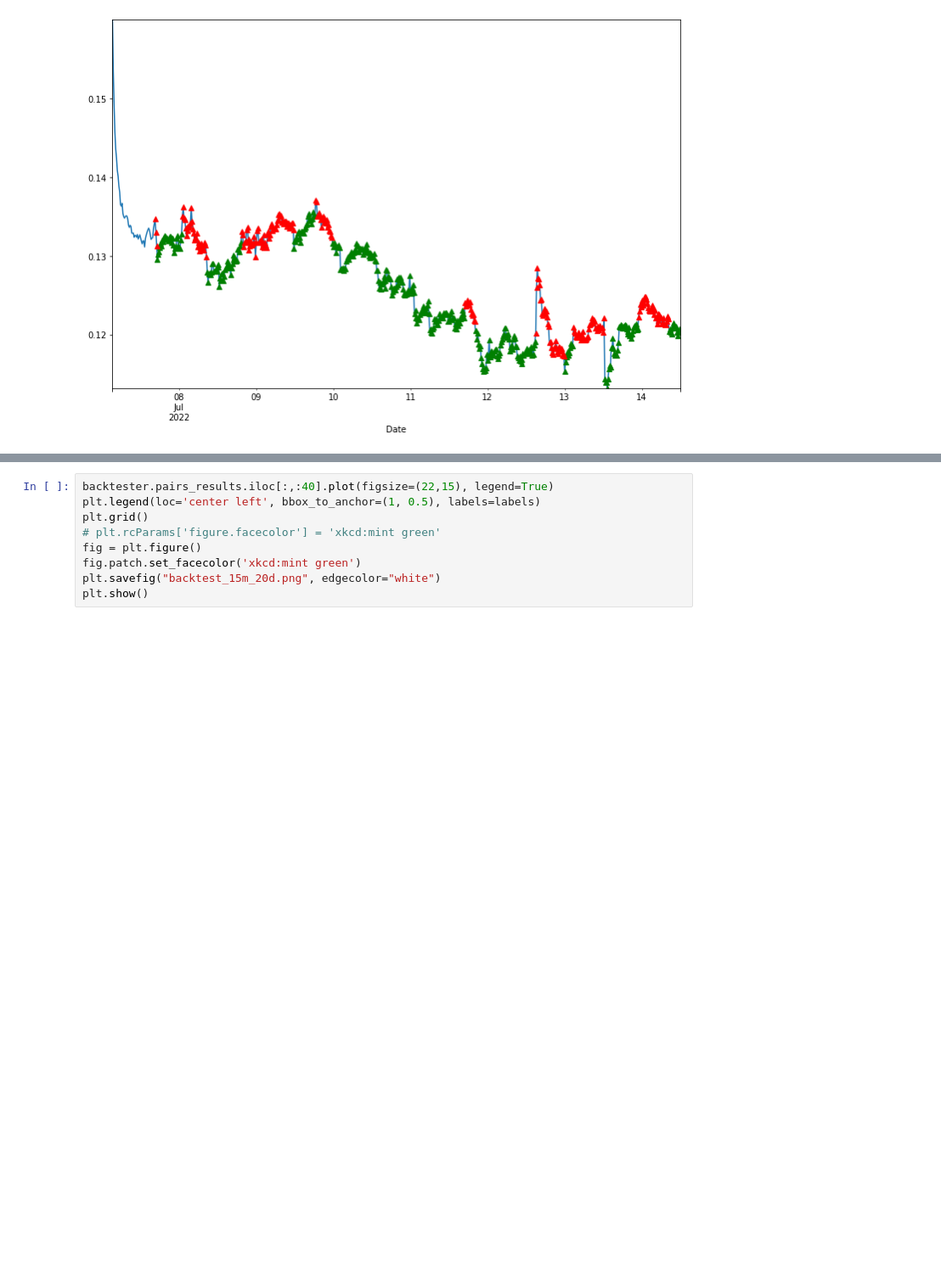
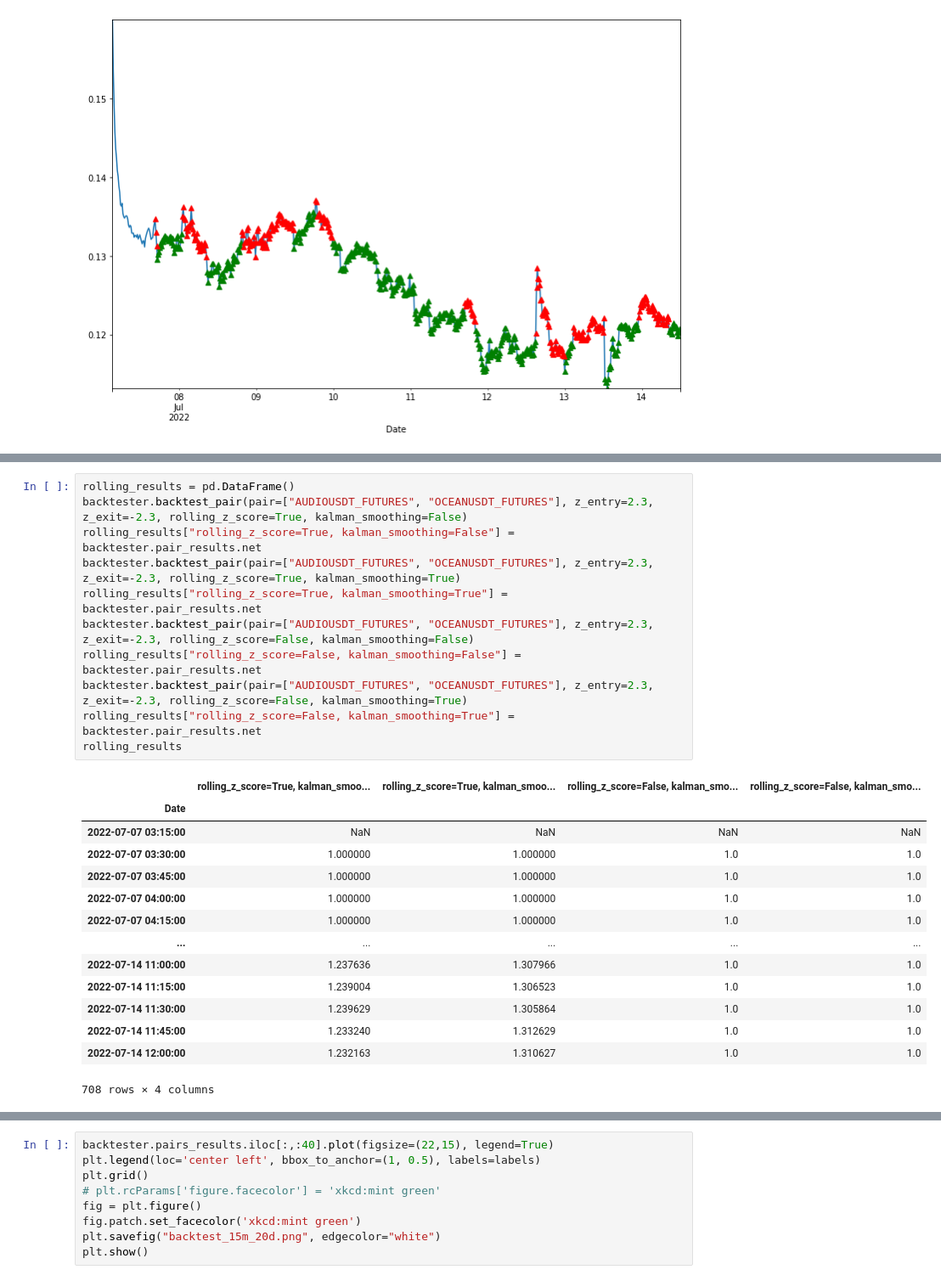
Before and after one commit to mscbr/algo_pairs, a Jupyter notebook: class_modules.ipynb, the cells around one changed output, grey strips where cells are left out. Shown: that part at 85% size. Drawn from its saved outputs; the diff is of its cells as text; blank space fills up the shorter version.

```diff
--- a/class_modules.ipynb
+++ b/class_modules.ipynb
@@ -947,0 +1024,26 @@ plt.show()
+# %%
+rolling_results = pd.DataFrame()
+backtester.backtest_pair(pair=["AUDIOUSDT_FUTURES", "OCEANUSDT_FUTURES"], z_entry=2.3, z_exit=-2.3, rolling_z_score=True, kalman_smoothing=False)
+rolling_results["rolling_z_score=True, kalman_smoothing=False"] = backtester.pair_results.net
+backtester.backtest_pair(pair=["AUDIOUSDT_FUTURES", "OCEANUSDT_FUTURES"], z_entry=2.3, z_exit=-2.3, rolling_z_score=True, kalman_smoothing=True)
+rolling_results["rolling_z_score=True, kalman_smoothing=True"] = backtester.pair_results.net
+backtester.backtest_pair(pair=["AUDIOUSDT_FUTURES", "OCEANUSDT_FUTURES"], z_entry=2.3, z_exit=-2.3, rolling_z_score=False, kalman_smoothing=False)
+rolling_results["rolling_z_score=False, kalman_smoothing=False"] = backtester.pair_results.net
+backtester.backtest_pair(pair=["AUDIOUSDT_FUTURES", "OCEANUSDT_FUTURES"], z_entry=2.3, z_exit=-2.3, rolling_z_score=False, kalman_smoothing=True)
+rolling_results["rolling_z_score=False, kalman_smoothing=True"] = backtester.pair_results.net
+rolling_results
+# %% [output]
+|  | rolling_z_score=True, kalman_smoo... | rolling_z_score=True, kalman_smoo... | rolling_z_score=False, kalman_smo... | rolling_z_score=False, kalman_smo... |
+| Date |  |  |  |  |
+| 2022-07-07 03:15:00 | NaN | NaN | NaN | NaN |
+| 2022-07-07 03:30:00 | 1.000000 | 1.000000 | 1.0 | 1.0 |
+| 2022-07-07 03:45:00 | 1.000000 | 1.000000 | 1.0 | 1.0 |
+| 2022-07-07 04:00:00 | 1.000000 | 1.000000 | 1.0 | 1.0 |
+| 2022-07-07 04:15:00 | 1.000000 | 1.000000 | 1.0 | 1.0 |
+| ... | ... | ... | ... | ... |
+| 2022-07-14 11:00:00 | 1.237636 | 1.307966 | 1.0 | 1.0 |
+| 2022-07-14 11:15:00 | 1.239004 | 1.306523 | 1.0 | 1.0 |
+| 2022-07-14 11:30:00 | 1.239629 | 1.305864 | 1.0 | 1.0 |
+| 2022-07-14 11:45:00 | 1.233240 | 1.312629 | 1.0 | 1.0 |
+| 2022-07-14 12:00:00 | 1.232163 | 1.310627 | 1.0 | 1.0 |
+708 rows × 4 columns
```
Also changed, not shown: parts of 16 cells of this notebook.
